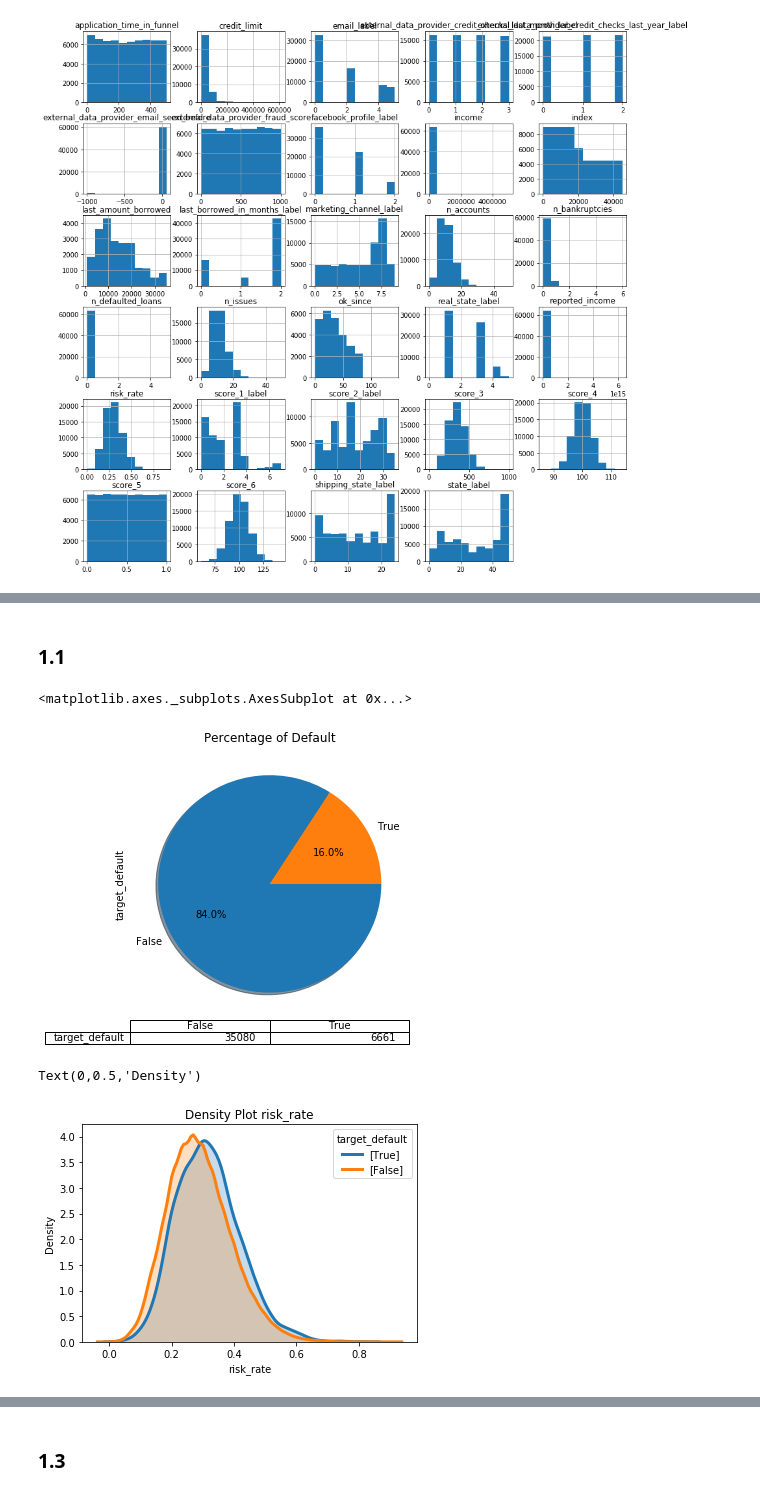
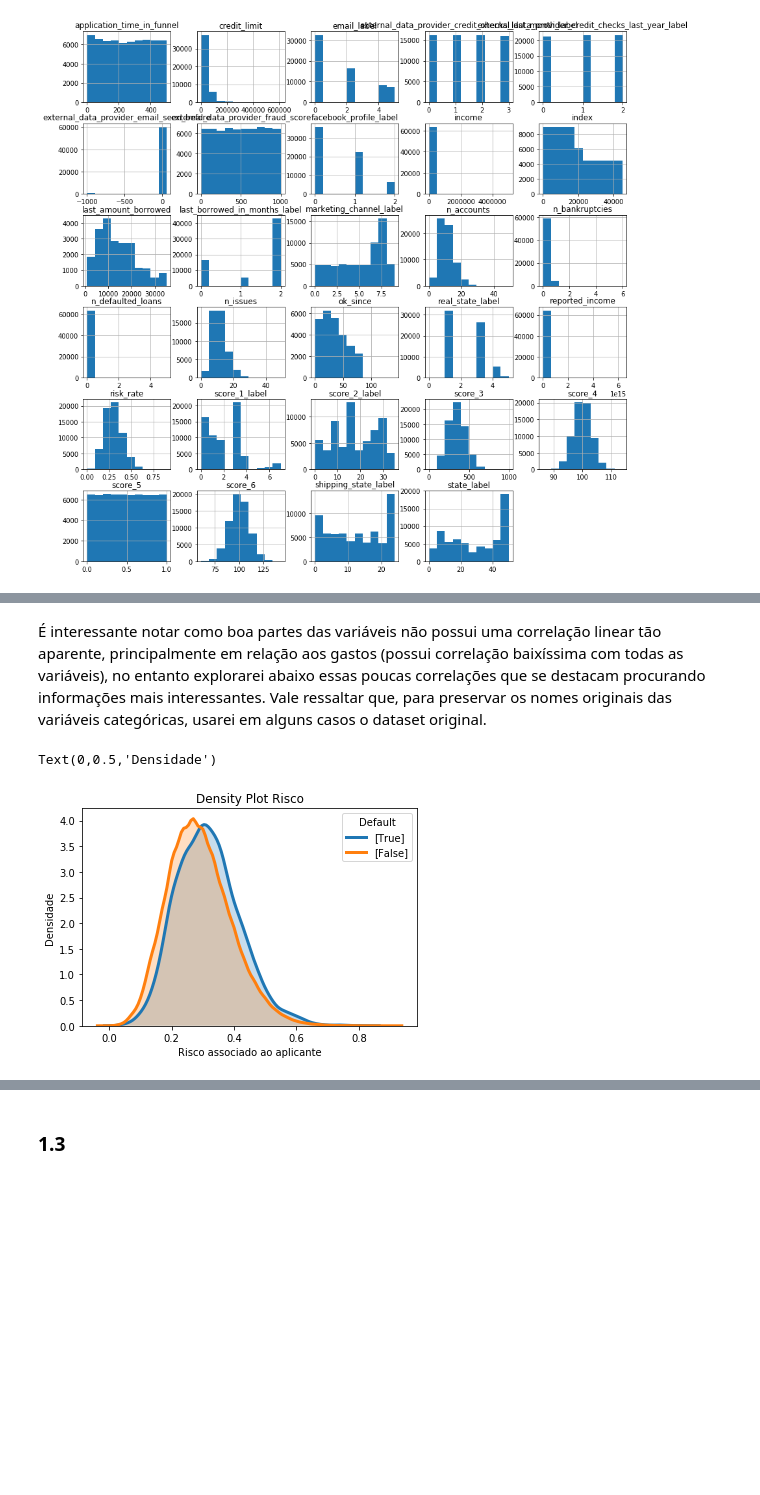
Before and after one commit to bicudorafa/-Development-Udacity_DataChallenge_Nubank, a Jupyter notebook: Case_Nubank.ipynb, the cells around one changed output, grey strips where cells are left out. Cells and saved outputs as stored; diff of their text form; code cells hidden in the pictures; blank space fills up the shorter version.

```diff
--- a/Case_Nubank.ipynb
+++ b/Case_Nubank.ipynb
@@ -280,29 +321,20 @@ sns.heatmap(pd.concat([combo_x_bl.iloc[0:45000, 1:],do_labelEncoding(acquisition
-# %% [markdown]
-### 1.1
-# %%
-plt.figure(figsize=(5,5))
-
-plt.title('Percentage of Default')
-acquisition['target_default'].value_counts().plot(kind='pie', table=True, autopct='%1.1f%%',
-counterclock=False, shadow=True)
-# %% [output]
-<matplotlib.axes._subplots.AxesSubplot at 0x...>
-[figure, removed]
+# %% [markdown]
+É interessante notar como boa partes das variáveis não possui uma correlação linear tão aparente, principalmente em relação aos gastos (possui correlação baixíssima com todas as variáveis), no entanto explorarei abaixo essas poucas correlações que se destacam procurando informações mais interessantes. Vale ressaltar que, para preservar os nomes originais das variáveis categóricas, usarei em alguns casos o dataset original.
 # %%
 # Iteração com as variáveis
 for feature in [True, False]:
     # Subset em relação a cada
     subset = acquisition[acquisition['target_default'] == feature]
 
     # density plot
     sns.distplot(subset['risk_rate'], hist = False, kde = True,
                  kde_kws = {'shade': True, 'linewidth': 3},
                  label = subset['target_default'].unique())
 # Plot formatting
-plt.legend(prop={'size': 10}, title = 'target_default')
-plt.title('Density Plot risk_rate')
-plt.xlabel('risk_rate')
-plt.ylabel('Density')
+plt.legend(prop={'size': 10}, title = 'Default')
+plt.title('Density Plot Risco')
+plt.xlabel('Risco associado ao aplicante')
+plt.ylabel('Densidade')
 # %% [output]
-Text(0,0.5,'Density')
+Text(0,0.5,'Densidade')
-[figure, old version]
+[figure, new version]
```
Also changed, not shown: parts of 39 cells of this notebook.
